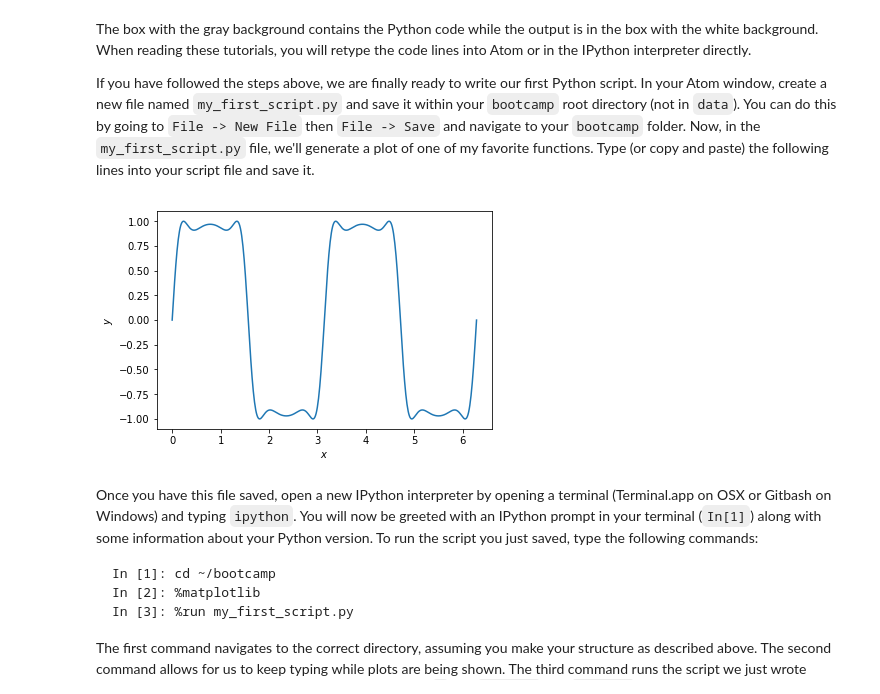
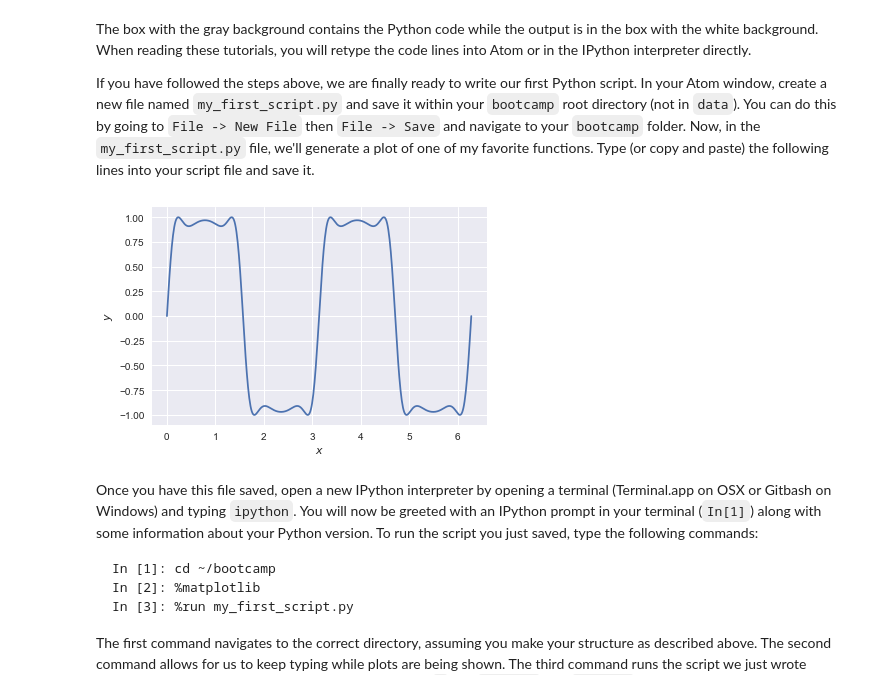
Before and after one commit to RPGroup-PBoC/be262, a Jupyter notebook: code/t0a_setting_up_python.ipynb, the cells around one changed output. Drawn from its saved outputs; the diff is of its cells as text; code cells hidden in the pictures.

Commit message:
Add seaborn to Tutorial 0a

```diff
--- a/code/t0a_setting_up_python.ipynb
+++ b/code/t0a_setting_up_python.ipynb
@@ -82,17 +82,19 @@ If you have followed the steps above, we are finally ready to write our first Py
 # %%
 # Import Python packages necessary for this script
 import numpy as np
 import matplotlib.pyplot as plt
+import seaborn as sns
+sns.set()
 
 # Generate a beautiful curve
 x = np.linspace(0, 2*np.pi, 500)
 y = np.sin(2 * np.sin(2 * np.sin(2 * x)))
 plt.plot(x, y)
 plt.xlabel('$x$')
 plt.ylabel('$y$')
 plt.show()
 # %% [output]
-[figure, old version]
+[figure, new version]
 # %% [markdown]
 Once you have this file saved, open a new IPython interpreter by opening a terminal (Terminal.app on OSX or Gitbash on Windows) and typing `ipython`. You will now be greeted with an IPython prompt in your terminal (`In[1]`) along with some information about your Python version. To run the script you just saved, type the following commands:
 
```
Also changed, not shown: parts of 1 cell of this notebook.
